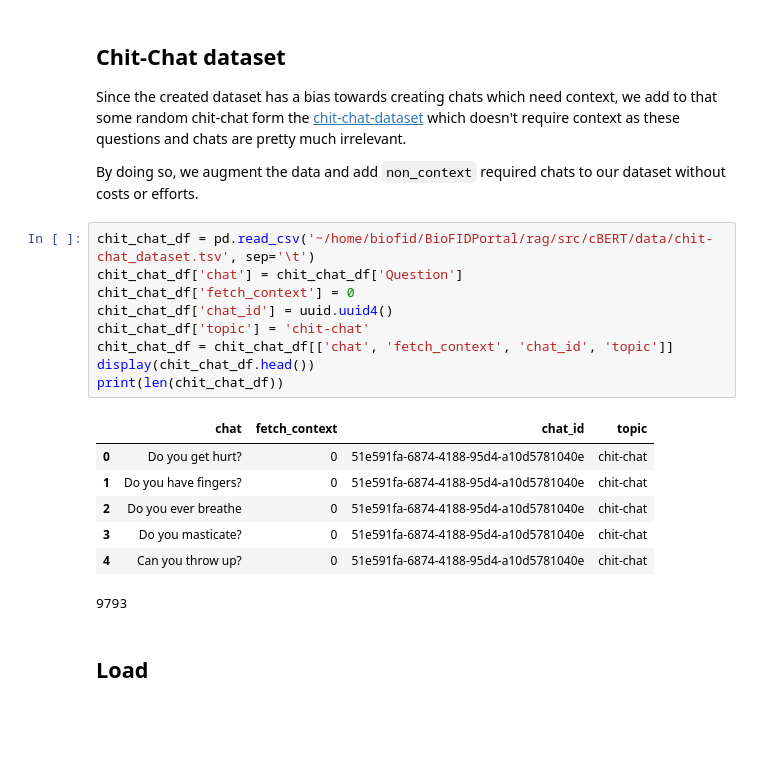
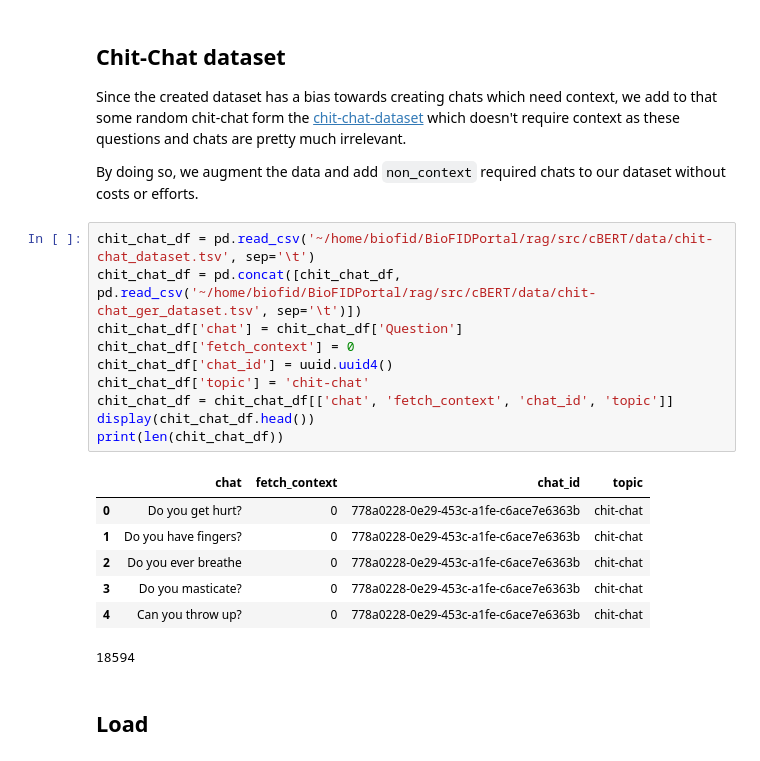
Before and after one commit to texttechnologylab/UCE, a Jupyter notebook: rag/src/cBERT/train.ipynb, the cells around one changed output. Drawn from its saved outputs; the diff is of its cells as text; blank space fills up the shorter version.

```diff
--- a/rag/src/cBERT/train.ipynb
+++ b/rag/src/cBERT/train.ipynb
@@ -198,21 +186,22 @@ Since the created dataset has a bias towards creating chats which need context,
 By doing so, we augment the data and add `non_context` required chats to our dataset without costs or efforts.
 # %%
 chit_chat_df = pd.read_csv('~/home/biofid/BioFIDPortal/rag/src/cBERT/data/chit-chat_dataset.tsv', sep='\t')
+chit_chat_df = pd.concat([chit_chat_df, pd.read_csv('~/home/biofid/BioFIDPortal/rag/src/cBERT/data/chit-chat_ger_dataset.tsv', sep='\t')])
 chit_chat_df['chat'] = chit_chat_df['Question']
 chit_chat_df['fetch_context'] = 0
 chit_chat_df['chat_id'] = uuid.uuid4()
 chit_chat_df['topic'] = 'chit-chat'
 chit_chat_df = chit_chat_df[['chat', 'fetch_context', 'chat_id', 'topic']]
 display(chit_chat_df.head())
 print(len(chit_chat_df))
 # %% [output]
 |  | chat | fetch_context | chat_id | topic |
-| 0 | Do you get hurt? | 0 | 51e591fa-6874-4188-95d4-a10d5781040e | chit-chat |
-| 1 | Do you have fingers? | 0 | 51e591fa-6874-4188-95d4-a10d5781040e | chit-chat |
-| 2 | Do you ever breathe | 0 | 51e591fa-6874-4188-95d4-a10d5781040e | chit-chat |
-| 3 | Do you masticate? | 0 | 51e591fa-6874-4188-95d4-a10d5781040e | chit-chat |
-| 4 | Can you throw up? | 0 | 51e591fa-6874-4188-95d4-a10d5781040e | chit-chat |
+| 0 | Do you get hurt? | 0 | 778a0228-0e29-453c-a1fe-c6ace7e6363b | chit-chat |
+| 1 | Do you have fingers? | 0 | 778a0228-0e29-453c-a1fe-c6ace7e6363b | chit-chat |
+| 2 | Do you ever breathe | 0 | 778a0228-0e29-453c-a1fe-c6ace7e6363b | chit-chat |
+| 3 | Do you masticate? | 0 | 778a0228-0e29-453c-a1fe-c6ace7e6363b | chit-chat |
+| 4 | Can you throw up? | 0 | 778a0228-0e29-453c-a1fe-c6ace7e6363b | chit-chat |
-9793
+18594
 # %% [markdown]
 ## Load
 # %%
```
Also changed, not shown: parts of 14 cells of this notebook, 12 other files.
